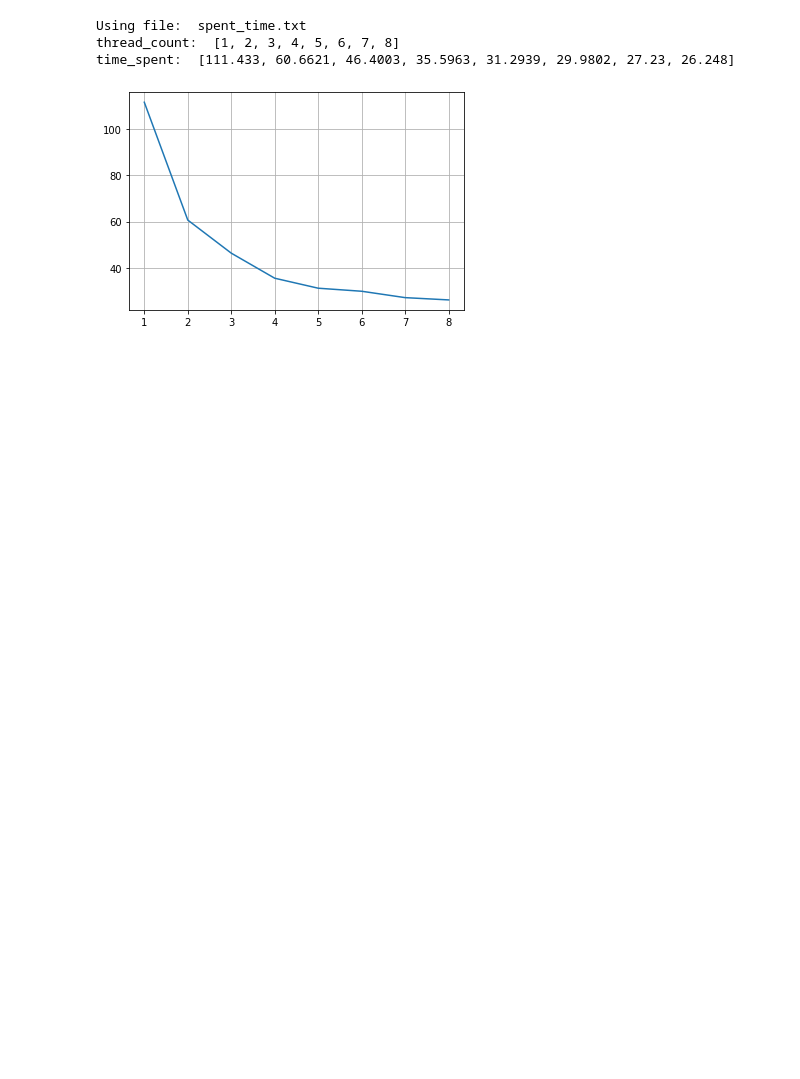
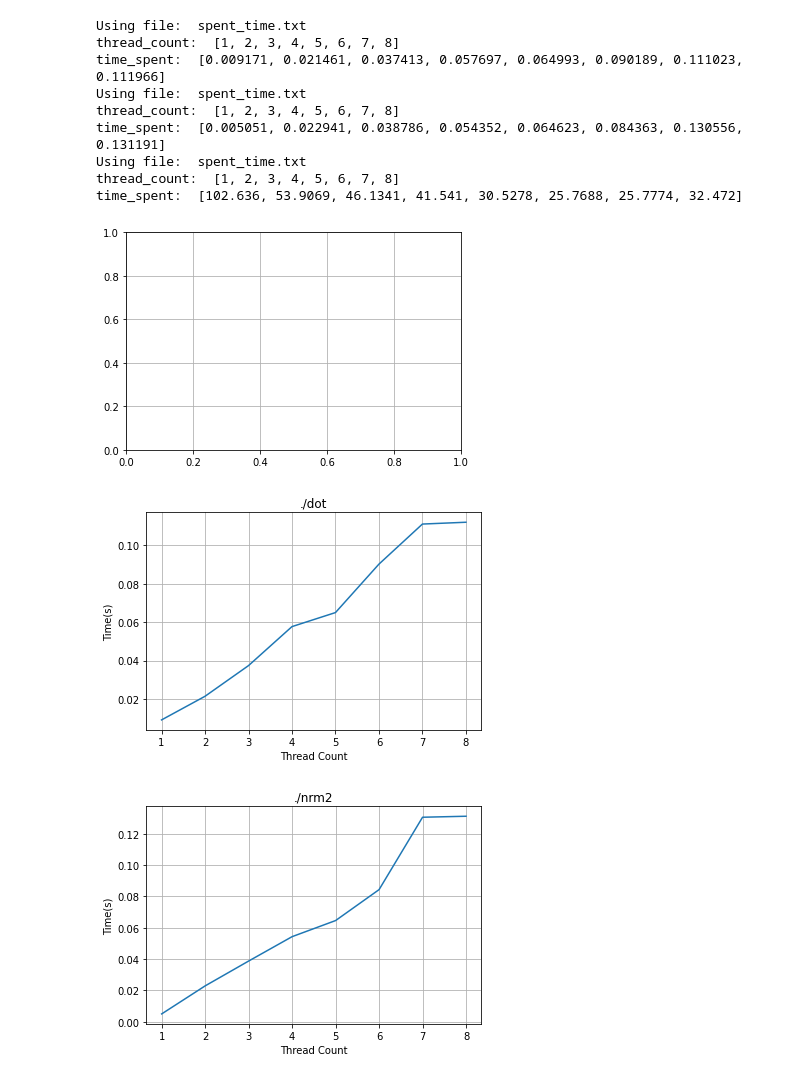
Before and after one commit to lnikon/chplgraphblas, a Jupyter notebook: RunBenchmarkAndPlot.ipynb, the cells around one changed output. Cells and saved outputs as stored; diff of their text form; code cells hidden in the pictures; blank space fills up the shorter version.

Commit message:
:Now notebook runs all operations and combines plots

```diff
--- a/RunBenchmarkAndPlot.ipynb
+++ b/RunBenchmarkAndPlot.ipynb
@@ -6,6 +6,7 @@ import subprocess
 import os
 # %%
 output_filename = "spent_time.txt"
+operations = ["./dot", "./nrm2", "./apply"]
 # %%
 def benchmark(tool_name='./dot'):
     # TODO Use an API to retrieve hardware-supported threads count
@@ -15,7 +16,7 @@ def benchmark(tool_name='./dot'):
 
     for i in range(0, thread_count):
         with open(output_filename, "a+") as f:
-            subprocess.Popen("./apply --vecLen=1024",
+            subprocess.Popen(tool_name + " --vecLen=1024",
                              shell=True,
                              stdout=f,
                              env={'CHPL_RT_NUM_THREADS_PER_LOCALE': str(i+1)}).wait()
@@ -38,21 +39,34 @@ def read_benchmark_results():
 
     return thread_count, time_spent
 # %%
-def visualize(thread_idx, time_spent_for_thread):
+def visualize(thread_idx, time_spent_for_thread, idx):
+    title = operations[idx]
     plt.grid()
-    plt.plot(thread_idx, time_spent_for_thread)
+    fig, ax = plt.subplots()
+    ax.set_title(title)
+    ax.set_xlabel("Thread Count")
+    ax.set_ylabel("Time(s)")
+    ax.plot(thread_idx, time_spent_for_thread)
 # %%
 def main():
-    benchmark()
-    x, y = read_benchmark_results()
-    print('thread_count: ', x)
-    print('time_spent: ', y)
-    visualize(x, y)
-
+    for idx, operation in enumerate(operations):
+        benchmark(operation)
+        x, y = read_benchmark_results()
+        print('thread_count: ', x)
+        print('time_spent: ', y)
+        visualize(x, y, idx)
 
 main()
 # %% [output]
 Using file:  spent_time.txt
 thread_count:  [1, 2, 3, 4, 5, 6, 7, 8]
-time_spent:  [111.433, 60.6621, 46.4003, 35.5963, 31.2939, 29.9802, 27.23, 26.248]
+time_spent:  [0.009171, 0.021461, 0.037413, 0.057697, 0.064993, 0.090189, 0.111023, 0.111966]
+Using file:  spent_time.txt
+thread_count:  [1, 2, 3, 4, 5, 6, 7, 8]
+time_spent:  [0.005051, 0.022941, 0.038786, 0.054352, 0.064623, 0.084363, 0.130556, 0.131191]
+Using file:  spent_time.txt
+thread_count:  [1, 2, 3, 4, 5, 6, 7, 8]
+time_spent:  [102.636, 53.9069, 46.1341, 41.541, 30.5278, 25.7688, 25.7774, 32.472]
-[figure, old version]
+[figure, new version]
+[figure, added]
+[figure, added]
```
Also changed, not shown: parts of 1 cell of this notebook.
